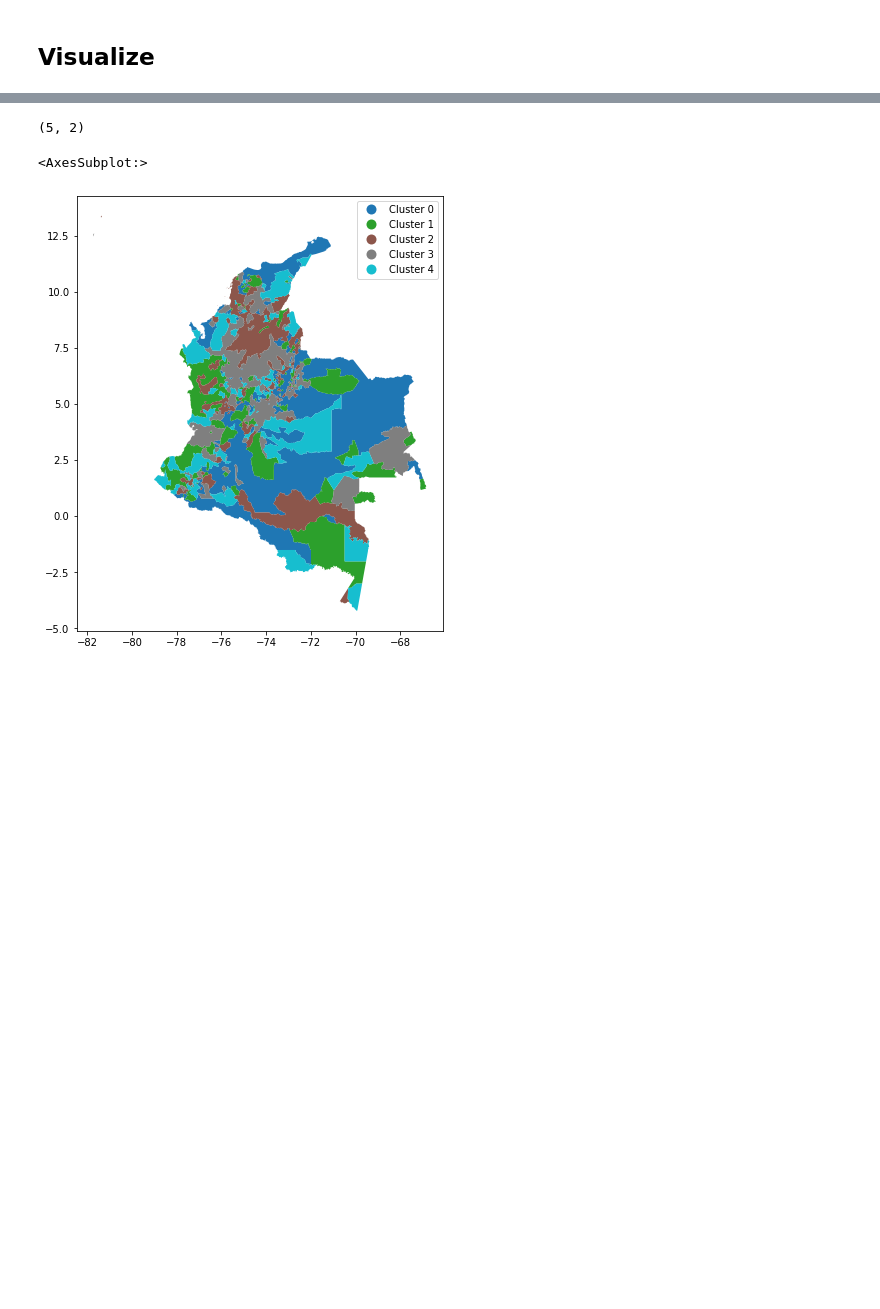
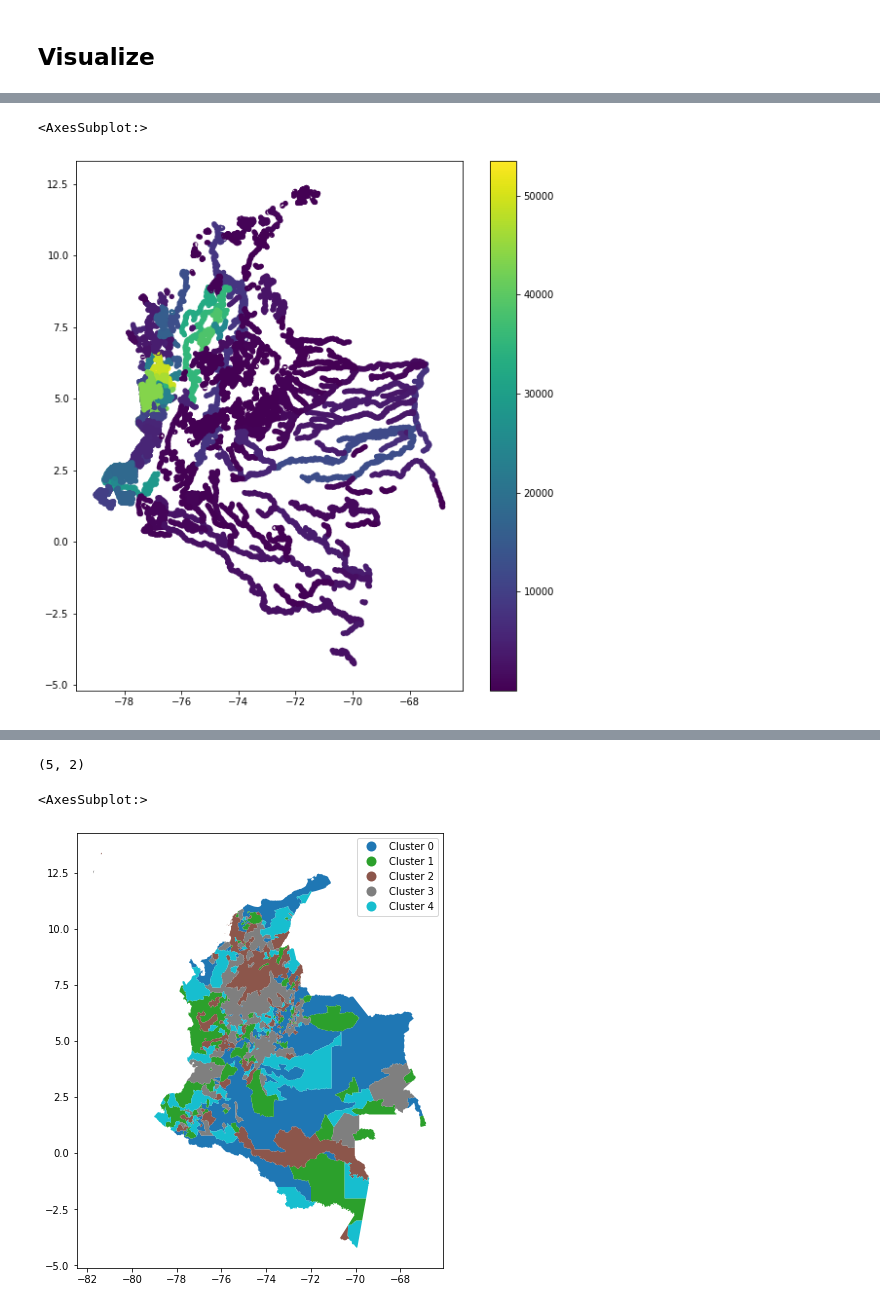
Before and after one commit to Data-Lama/pathogen_study_regions_generator, a Jupyter notebook: results/Rivers.ipynb, the cells around one changed output, grey strips where cells are left out. Saved outputs shown, nothing was run; the diff lists cells and outputs as text; code cells hidden in the pictures; blank space fills up the shorter version.

```diff
--- a/results/Rivers.ipynb
+++ b/results/Rivers.ipynb
@@ -85,0 +118,5 @@ flow.run()
+# %%
+df = flow.df_embedded_vector[['ID','malaria_sivigila_4_num_cases_sum']].groupby(['ID']).sum().reset_index()
+df = flow.initial_geometry.merge(df)
+#df.malaria_sivigila_4_num_cases_sum = df.malaria_sivigila_4_num_cases_sum / df.geometry.to_crs('EPSG:3395').area
+display(df)
@@ -86,2 +137,7 @@ flow.run()
+# %%
+df.plot(column = 'malaria_sivigila_4_num_cases_sum', figsize=(10,10), legend = True)
+# %% [output]
+<AxesSubplot:>
+[figure, added]
 # %%
 df = flow.df_embedded_vector.merge(flow.initial_geometry)
```
Also changed, not shown: parts of 7 cells of this notebook, 2 other files.
